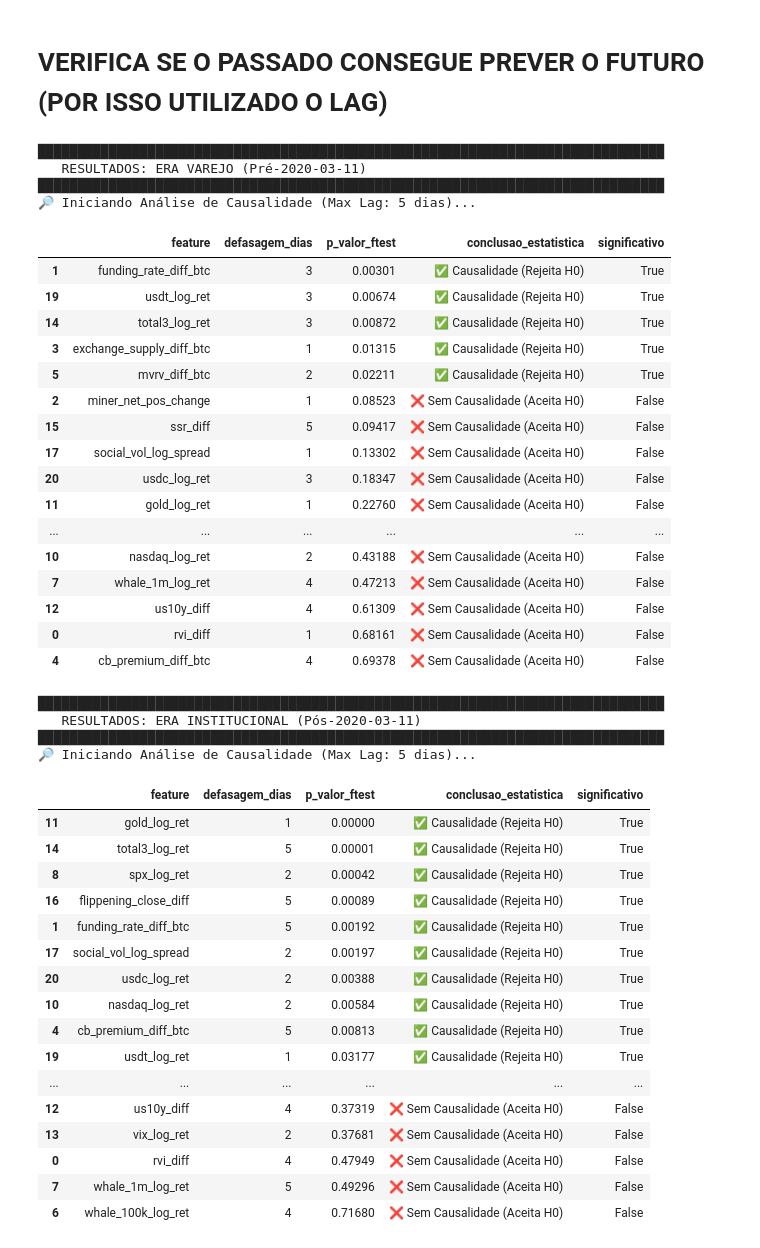
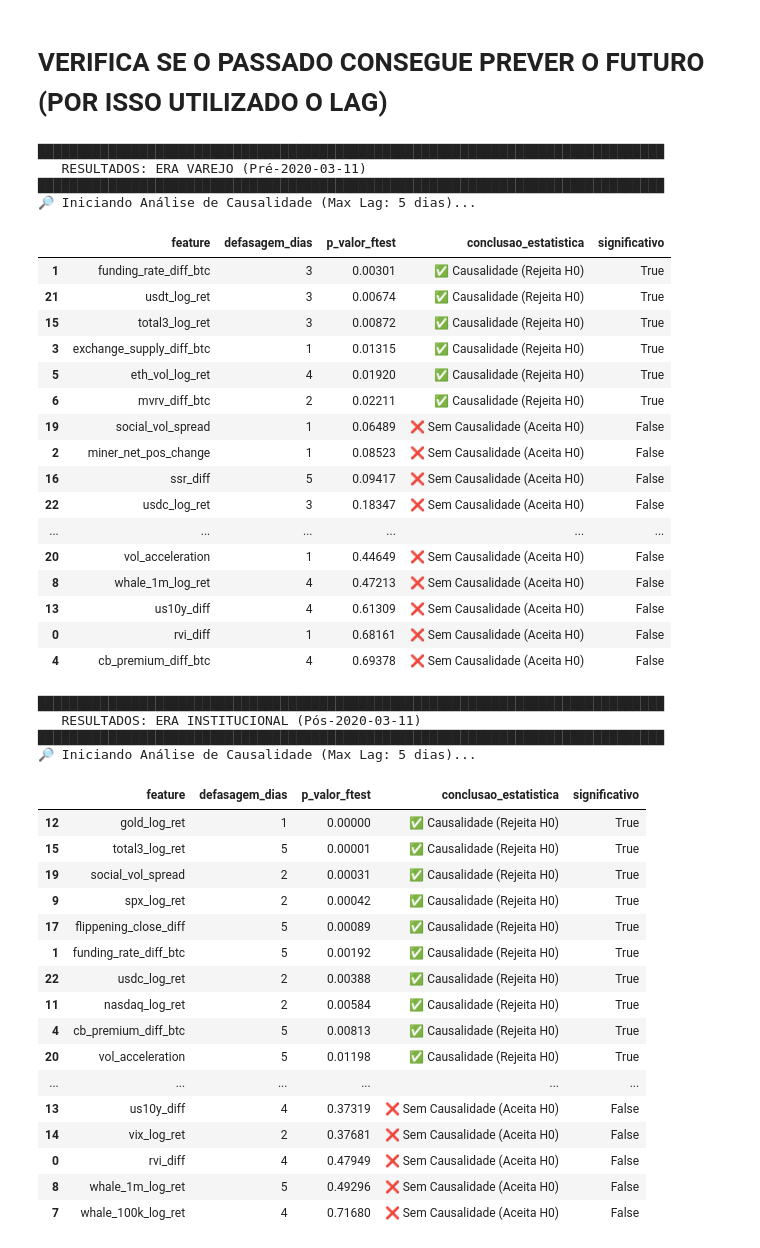
Before and after one commit to felipebaia/mba_dsa_usp_esalq, a Jupyter notebook: TCC/src/granger_test.ipynb, the cells around one changed output. Cells and saved outputs as stored; diff of their text form; code cells hidden in the pictures.

```diff
--- a/TCC/src/granger_test.ipynb
+++ b/TCC/src/granger_test.ipynb
@@ -44,6 +44,28 @@ df_institucional = df_copy.loc[DATA_DIVISAO_ERA:][cols_corr]
 # Calcular Matrizes de Correlação (Pearson)
 corr_varejo = df_varejo.corr()
 corr_institucional = df_institucional.corr()
+# %%
+df_copy = df_features_transformada.copy()
+
+df_copy = df_copy.set_index('Data_UTC')
+
+# Get columns AFTER setting the index so 'Data_UTC' is not included
+cols_corr = df_copy.columns
+
+# Dividir a lista em duas metades
+mid_point = len(cols_corr) // 2
+# cols_corr1 = cols_corr[:mid_point]
+# cols_corr2 = cols_corr[mid_point:]
+
+# cols_corr = cols_corr1
+
+# Dividir os dados
+df_varejo = df_copy.loc[:DATA_DIVISAO_ERA][cols_corr]
+df_institucional = df_copy.loc[DATA_DIVISAO_ERA:][cols_corr]
+
+# Calcular Matrizes de Correlação (Pearson)
+corr_varejo = df_varejo.corr()
+corr_institucional = df_institucional.corr()
 # %%
 # Ignorar warnings de convergência para manter o output limpo
 warnings.filterwarnings('ignore')
@@ -65,10 +87,10 @@ warnings.filterwarnings('ignore')
 #     'funding_rate_diff_btc' # Especulação (Alavancagem)
 # ]
 
-FEATURES_DREAM_TEAM = ['rvi_diff','funding_rate_diff_btc', 'miner_net_pos_change','exchange_supply_diff_btc',
-             'cb_premium_diff_btc','mvrv_diff_btc','whale_100k_log_ret','whale_1m_log_ret','spx_log_ret','dxy_log_ret',
-             'nasdaq_log_ret','gold_log_ret','us10y_diff','vix_log_ret','total3_log_ret','ssr_diff','flippening_close_diff','social_vol_log_spread',
-             'social_momentum','usdt_log_ret','usdc_log_ret']
+FEATURES_DREAM_TEAM = ['rvi_diff', 'funding_rate_diff_btc', 'miner_net_pos_change','exchange_supply_diff_btc',
+                        'cb_premium_diff_btc','eth_vol_log_ret', 'mvrv_diff_btc','whale_100k_log_ret','whale_1m_log_ret',
+                        'spx_log_ret', 'dxy_log_ret','nasdaq_log_ret', 'gold_log_ret','us10y_diff', 'vix_log_ret','total3_log_ret',
+                        'ssr_diff','flippening_close_diff', 'btc_log_vol', 'social_vol_spread','vol_acceleration','usdt_log_ret', 'usdc_log_ret']
 
 TARGET = 'btc_log_ret'      # Variável Dependente (Preço do Bitcoin)
 
@@ -149,46 +171,46 @@ def buscar_causalidade_granger(df, target, features, max_lags=5):
 # EXECUÇÃO DO MODELO COMPARATIVO
 # ==============================================================================
 
 # 1. Cenário: ERA VAREJO (Pré-2020)
 # Hipótese: Espera-se "Sem Causalidade" para a maioria das variáveis Macro
 print("\n" + "█"*80)
 print(f"   RESULTADOS: ERA VAREJO (Pré-{DATA_DIVISAO_ERA})")
 print("█"*80)
 df_granger_varejo = buscar_causalidade_granger(df_varejo, TARGET, FEATURES_DREAM_TEAM)
 # print(df_granger_varejo.query("conclusao_estatistica == '✅ Causalidade (Rejeita H0)'")) # Use print(df_granger_varejo) se não estiver no Jupyter
 display(df_granger_varejo) # Use print(df_granger_varejo) se não estiver no Jupyter
 
 # 2. Cenário: ERA INSTITUCIONAL (Pós-2020)
 # Hipótese: Espera-se "Causalidade" em NDX, SPX, DXY e SSR
 print("\n" + "█"*80)
 print(f"   RESULTADOS: ERA INSTITUCIONAL (Pós-{DATA_DIVISAO_ERA})")
 print("█"*80)
 
 # Filtrar dados institucionais garantindo as colunas certas
 # df_inst_input = df_institucional.loc[DATA_DIVISAO_ERA:][FEATURES_DREAM_TEAM + [TARGET]]
 df_granger_inst = buscar_causalidade_granger(df_institucional, TARGET, FEATURES_DREAM_TEAM)
 # print(df_granger_inst.query("conclusao_estatistica == '✅ Causalidade (Rejeita H0)'"))
 display(df_granger_inst)
 # %% [output]
 ████████████████████████████████████████████████████████████████████████████████
    RESULTADOS: ERA VAREJO (Pré-2020-03-11)
 ████████████████████████████████████████████████████████████████████████████████
 🔎 Iniciando Análise de Causalidade (Max Lag: 5 dias)...
 |  | feature | defasagem_dias | p_valor_ftest | conclusao_estatistica | significativo |
 | 1 | funding_rate_diff_btc | 3 | 0.00301 | ✅ Causalidade (Rejeita H0) | True |
-| 19 | usdt_log_ret | 3 | 0.00674 | ✅ Causalidade (Rejeita H0) | True |
-| 14 | total3_log_ret | 3 | 0.00872 | ✅ Causalidade (Rejeita H0) | True |
+| 21 | usdt_log_ret | 3 | 0.00674 | ✅ Causalidade (Rejeita H0) | True |
+| 15 | total3_log_ret | 3 | 0.00872 | ✅ Causalidade (Rejeita H0) | True |
 | 3 | exchange_supply_diff_btc | 1 | 0.01315 | ✅ Causalidade (Rejeita H0) | True |
-| 5 | mvrv_diff_btc | 2 | 0.02211 | ✅ Causalidade (Rejeita H0) | True |
+| 5 | eth_vol_log_ret | 4 | 0.01920 | ✅ Causalidade (Rejeita H0) | True |
+| 6 | mvrv_diff_btc | 2 | 0.02211 | ✅ Causalidade (Rejeita H0) | True |
+| 19 | social_vol_spread | 1 | 0.06489 | ❌ Sem Causalidade (Aceita H0) | False |
 | 2 | miner_net_pos_change | 1 | 0.08523 | ❌ Sem Causalidade (Aceita H0) | False |
-| 15 | ssr_diff | 5 | 0.09417 | ❌ Sem Causalidade (Aceita H0) | False |
-| 17 | social_vol_log_spread | 1 | 0.13302 | ❌ Sem Causalidade (Aceita H0) | False |
-| 20 | usdc_log_ret | 3 | 0.18347 | ❌ Sem Causalidade (Aceita H0) | False |
-| 11 | gold_log_ret | 1 | 0.22760 | ❌ Sem Causalidade (Aceita H0) | False |
+| 16 | ssr_diff | 5 | 0.09417 | ❌ Sem Causalidade (Aceita H0) | False |
+| 22 | usdc_log_ret | 3 | 0.18347 | ❌ Sem Causalidade (Aceita H0) | False |
 | ... | ... | ... | ... | ... | ... |
-| 10 | nasdaq_log_ret | 2 | 0.43188 | ❌ Sem Causalidade (Aceita H0) | False |
-| 7 | whale_1m_log_ret | 4 | 0.47213 | ❌ Sem Causalidade (Aceita H0) | False |
-| 12 | us10y_diff | 4 | 0.61309 | ❌ Sem Causalidade (Aceita H0) | False |
+| 20 | vol_acceleration | 1 | 0.44649 | ❌ Sem Causalidade (Aceita H0) | False |
+| 8 | whale_1m_log_ret | 4 | 0.47213 | ❌ Sem Causalidade (Aceita H0) | False |
+| 13 | us10y_diff | 4 | 0.61309 | ❌ Sem Causalidade (Aceita H0) | False |
 | 0 | rvi_diff | 1 | 0.68161 | ❌ Sem Causalidade (Aceita H0) | False |
 | 4 | cb_premium_diff_btc | 4 | 0.69378 | ❌ Sem Causalidade (Aceita H0) | False |
 ████████████████████████████████████████████████████████████████████████████████
@@ -196,19 +218,19 @@ display(df_granger_inst)
 ████████████████████████████████████████████████████████████████████████████████
 🔎 Iniciando Análise de Causalidade (Max Lag: 5 dias)...
 |  | feature | defasagem_dias | p_valor_ftest | conclusao_estatistica | significativo |
-| 11 | gold_log_ret | 1 | 0.00000 | ✅ Causalidade (Rejeita H0) | True |
-| 14 | total3_log_ret | 5 | 0.00001 | ✅ Causalidade (Rejeita H0) | True |
-| 8 | spx_log_ret | 2 | 0.00042 | ✅ Causalidade (Rejeita H0) | True |
-| 16 | flippening_close_diff | 5 | 0.00089 | ✅ Causalidade (Rejeita H0) | True |
+| 12 | gold_log_ret | 1 | 0.00000 | ✅ Causalidade (Rejeita H0) | True |
+| 15 | total3_log_ret | 5 | 0.00001 | ✅ Causalidade (Rejeita H0) | True |
+| 19 | social_vol_spread | 2 | 0.00031 | ✅ Causalidade (Rejeita H0) | True |
+| 9 | spx_log_ret | 2 | 0.00042 | ✅ Causalidade (Rejeita H0) | True |
+| 17 | flippening_close_diff | 5 | 0.00089 | ✅ Causalidade (Rejeita H0) | True |
 | 1 | funding_rate_diff_btc | 5 | 0.00192 | ✅ Causalidade (Rejeita H0) | True |
-| 17 | social_vol_log_spread | 2 | 0.00197 | ✅ Causalidade (Rejeita H0) | True |
-| 20 | usdc_log_ret | 2 | 0.00388 | ✅ Causalidade (Rejeita H0) | True |
-| 10 | nasdaq_log_ret | 2 | 0.00584 | ✅ Causalidade (Rejeita H0) | True |
+| 22 | usdc_log_ret | 2 | 0.00388 | ✅ Causalidade (Rejeita H0) | True |
+| 11 | nasdaq_log_ret | 2 | 0.00584 | ✅ Causalidade (Rejeita H0) | True |
 | 4 | cb_premium_diff_btc | 5 | 0.00813 | ✅ Causalidade (Rejeita H0) | True |
-| 19 | usdt_log_ret | 1 | 0.03177 | ✅ Causalidade (Rejeita H0) | True |
+| 20 | vol_acceleration | 5 | 0.01198 | ✅ Causalidade (Rejeita H0) | True |
 | ... | ... | ... | ... | ... | ... |
-| 12 | us10y_diff | 4 | 0.37319 | ❌ Sem Causalidade (Aceita H0) | False |
-| 13 | vix_log_ret | 2 | 0.37681 | ❌ Sem Causalidade (Aceita H0) | False |
+| 13 | us10y_diff | 4 | 0.37319 | ❌ Sem Causalidade (Aceita H0) | False |
+| 14 | vix_log_ret | 2 | 0.37681 | ❌ Sem Causalidade (Aceita H0) | False |
 | 0 | rvi_diff | 4 | 0.47949 | ❌ Sem Causalidade (Aceita H0) | False |
-| 7 | whale_1m_log_ret | 5 | 0.49296 | ❌ Sem Causalidade (Aceita H0) | False |
-| 6 | whale_100k_log_ret | 4 | 0.71680 | ❌ Sem Causalidade (Aceita H0) | False |
+| 8 | whale_1m_log_ret | 5 | 0.49296 | ❌ Sem Causalidade (Aceita H0) | False |
+| 7 | whale_100k_log_ret | 4 | 0.71680 | ❌ Sem Causalidade (Aceita H0) | False |
```
Also changed, not shown: parts of 2 cells of this notebook, 10 other files.
